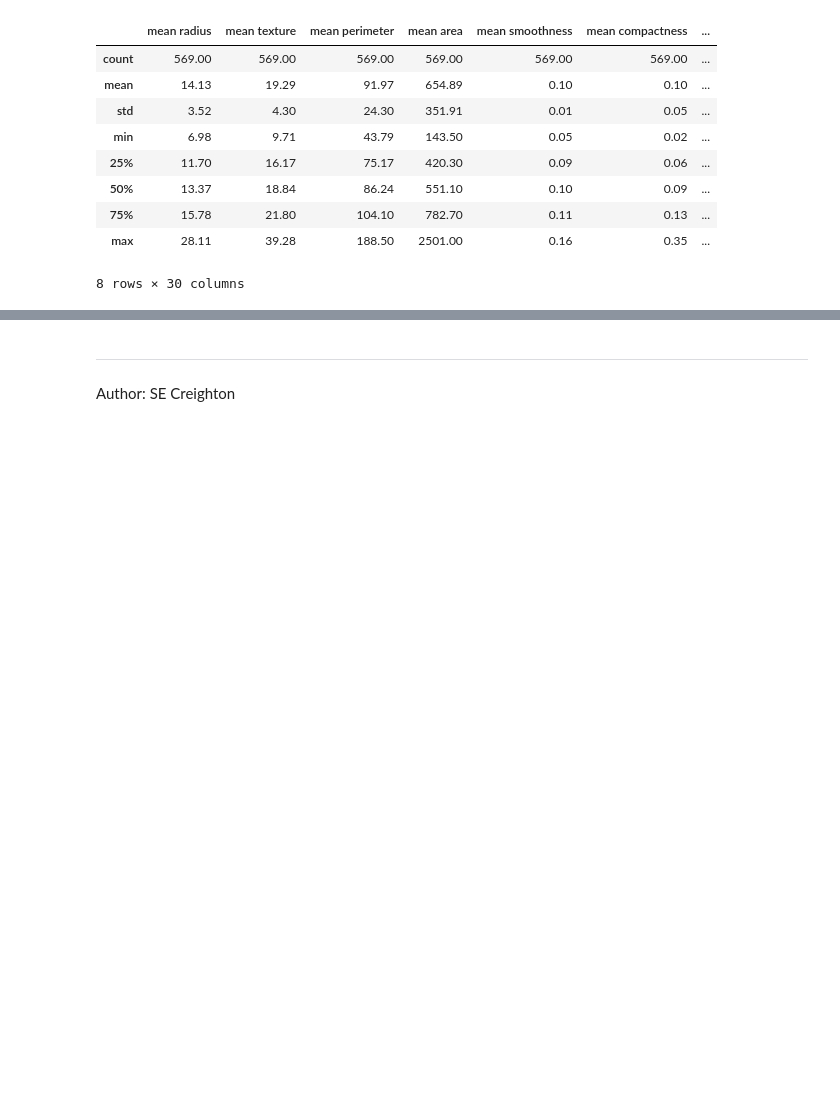
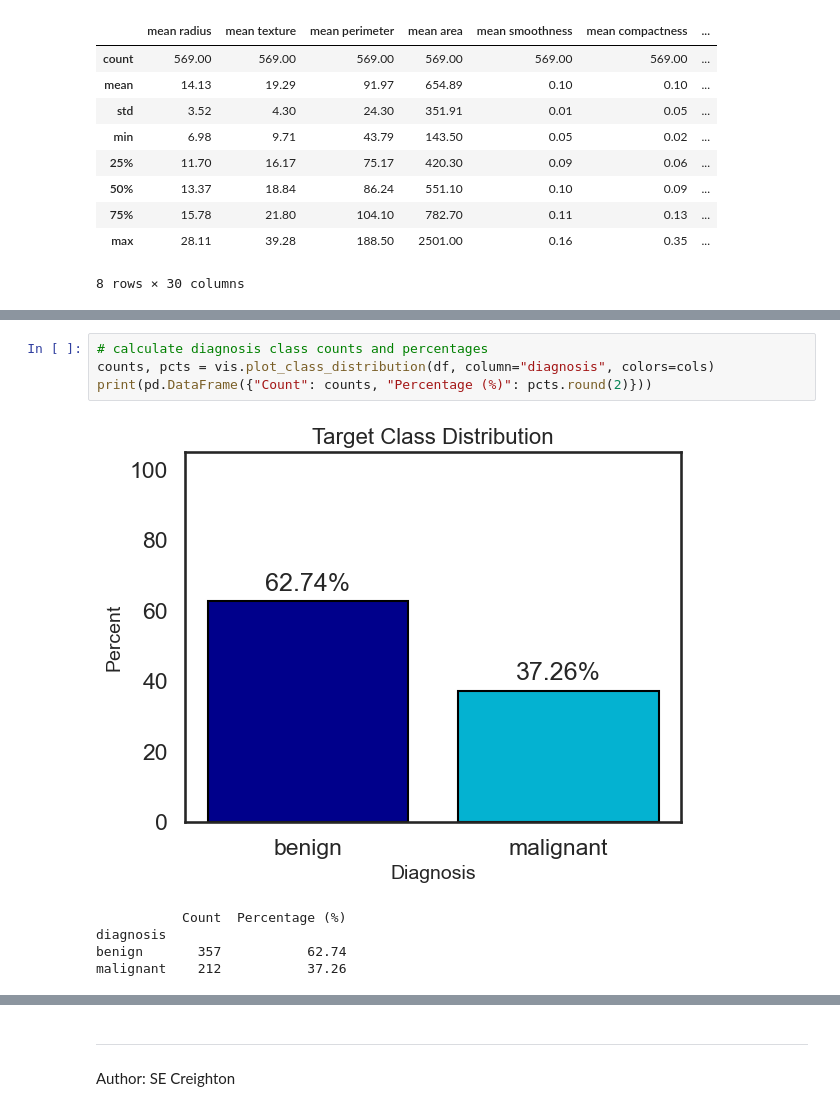
Before and after one commit to sarahcreighton/breast-cancer-classifier, a Jupyter notebook: notebooks/01_eda.ipynb, the cells around one changed output, grey strips where cells are left out. Saved outputs shown, nothing was run; the diff lists cells and outputs as text; blank space fills up the shorter version.

```diff
--- a/notebooks/01_eda.ipynb
+++ b/notebooks/01_eda.ipynb
@@ -680,0 +222,10 @@ plt.show()
+# %%
+# calculate diagnosis class counts and percentages
+counts, pcts = vis.plot_class_distribution(df, column="diagnosis", colors=cols)
+print(pd.DataFrame({"Count": counts, "Percentage (%)": pcts.round(2)}))
+# %% [output]
+[figure, added]
+           Count  Percentage (%)
+diagnosis
+benign       357           62.74
+malignant    212           37.26
```
Also changed, not shown: parts of 72 cells of this notebook, 1 other file.
